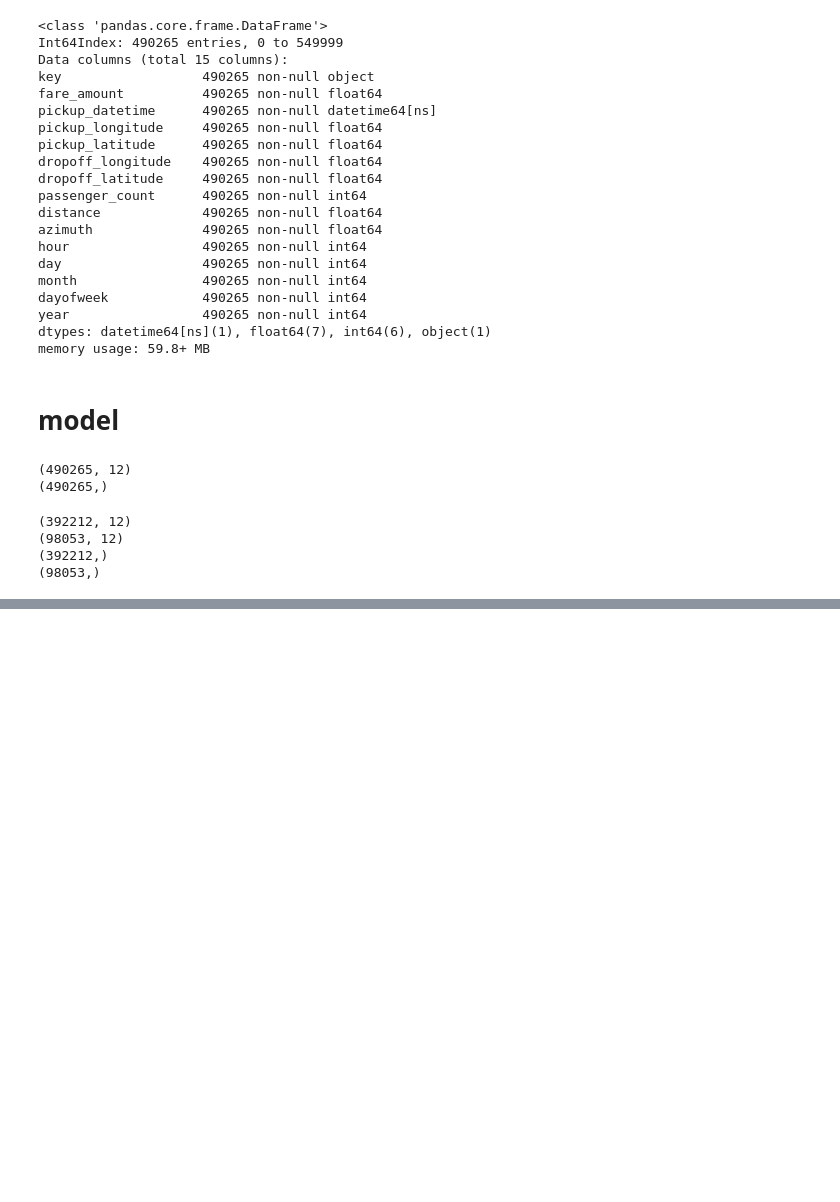
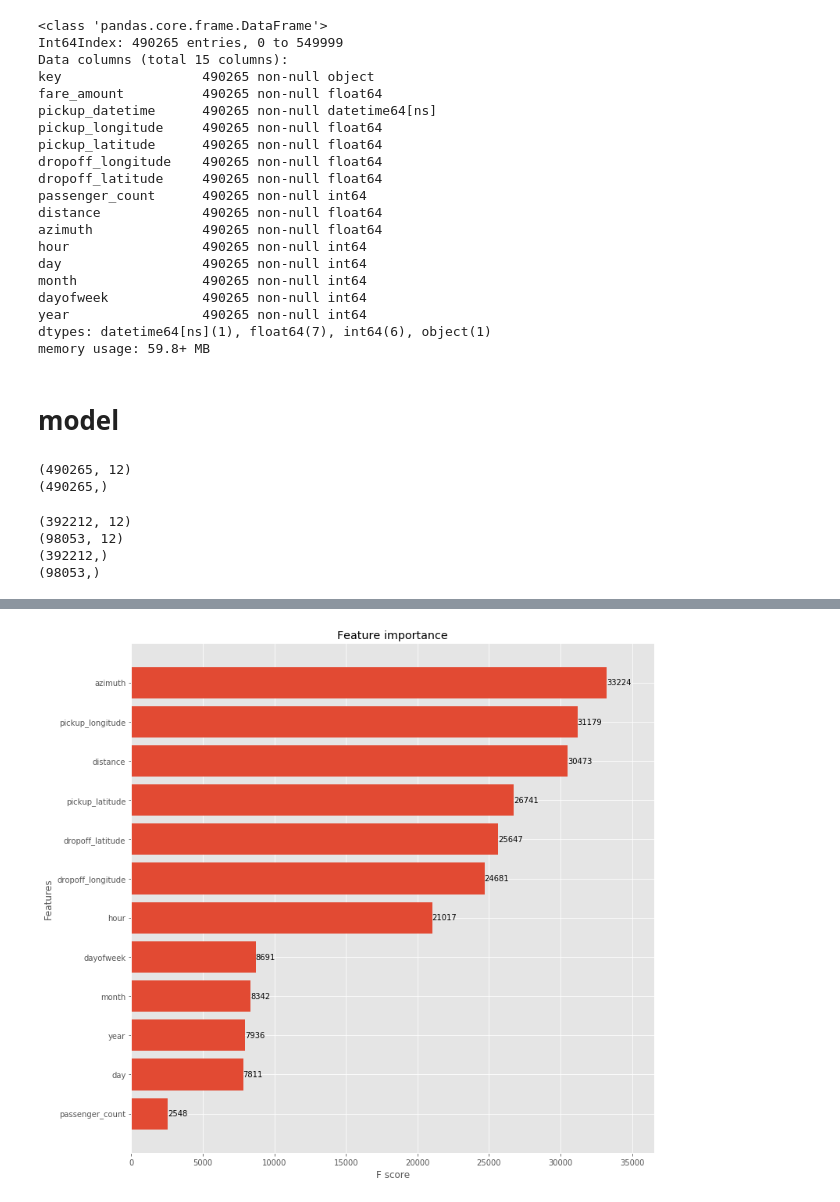
Before and after one commit to t11a/new_york_city_taxi_fare_prediction, a Jupyter notebook: src/Untitled.ipynb, the cells around one changed output, grey strips where cells are left out. Cells and saved outputs as stored; diff of their text form; code cells hidden in the pictures; blank space fills up the shorter version.

```diff
--- a/src/Untitled.ipynb
+++ b/src/Untitled.ipynb
@@ -341,0 +404,29 @@ model = xgb.train(params=params,
+# %%
+min_rmse = float('inf')
+best_param = []
+
+for max_depth, eta in gridsearch_params:
+    print('max_depth={}, eta={}'.format(max_depth, eta))
+
+    params['max_depth'] = max_depth
+    params['eta'] = eta
+
+    cv_results = xgb.cv(
+        params,
+        dtrain,
+        num_boost_round=1000,
+        seed=0,
+        nfold=5,
+        metrics={'rmse'},
+        early_stopping_rounds=5
+    )
+
+    mean_rmse = cv_results['test-rmse-mean'].min()
+    boost_rounds = cv_results['test-rmse-mean_rmse'].argmin()
+    print('RMSE {} for {} rounds'.format(mean_rmse, boost_rounds))
+
+    if mean_rmse < min_rmse:
+        min_rmse = mean_rmse
+        best_param = (max_depth, eta)
+
+print('Best parmas {}, RMSE {}'.format(best_param, min_rmse))
@@ -341,0 +471,6 @@ model = xgb.train(params=params,
+# %%
+fig, ax = plt.subplots(figsize=(12,12))
+xgb.plot_importance(model, max_num_features=12, height=0.8, ax=ax)
+plt.show()
+# %% [output]
+[figure, added]
```
Also changed, not shown: parts of 7 cells of this notebook.
